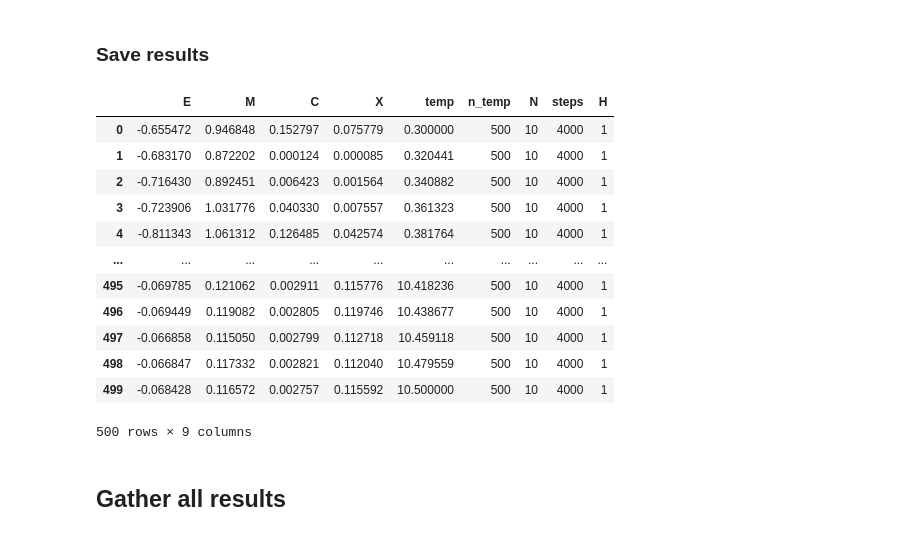
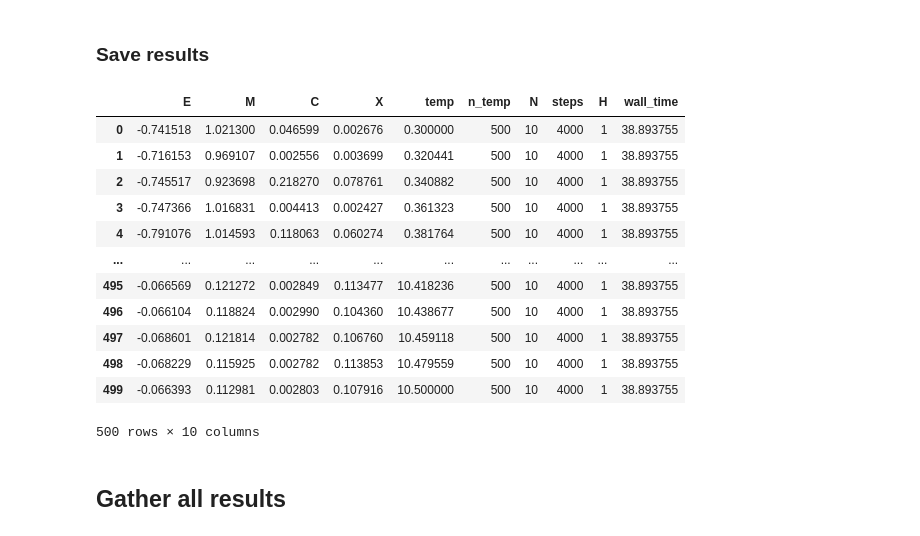
Before and after one commit to nikosavola/HeisenbergMetropolis-StatMech, a Jupyter notebook: analysis.ipynb, the cells around one changed output. Cells and saved outputs as stored; diff of their text form; code cells hidden in the pictures.

```diff
--- a/analysis.ipynb
+++ b/analysis.ipynb
@@ -88,14 +89,15 @@ t0 = time()
 
 # Run without parallel processing if on Windows
 if os.name == 'nt':
-    results = list(map(start, temp))
+    results = list(tqdm(map(start, temp)))
     E, M, C, X = np.array(results).T
 else:
     print(f'Using {os.cpu_count()} threads on {gethostname()}')
     with multiprocessing.Pool() as pool:
-        results = pool.map(start, temp)
+        results = list(tqdm(pool.imap(start, temp), total=n_temp))
         E, M, C, X = np.array(results).T
 
-print(f'wall time: {time() - t0} s')
+wall_time = time() - t0
+print(f'Took {wall_time} s')
 # %% [output]
 Using 80 threads on brute
@@ -105,31 +108,31 @@ wall time: 40.782971143722534 s
 # %%
 # mkdir in case
 if not os.path.exists(data_path):
     os.makedirs(data_path)
 
 # gather results in a table just in case
 df = pd.DataFrame(results, columns=['E', 'M', 'C', 'X'])
 df['temp'] = temp
-for name, var in zip(['n_temp', 'N', 'steps', 'H'], [n_temp, N, steps, H]):
+for name, var in zip(['n_temp', 'N', 'steps', 'H', 'wall_time'], [n_temp, N, steps, H, wall_time]):
     df[name] = var
 
 # save the table
 df.to_csv(f'{data_path}/data_{n_temp}_{N}_{steps}_{H}.csv', sep=',', header=True, index=False)
 display(df)
 # %% [output]
-|  | E | M | C | X | temp | n_temp | N | steps | H |
-| 0 | -0.655472 | 0.946848 | 0.152797 | 0.075779 | 0.300000 | 500 | 10 | 4000 | 1 |
-| 1 | -0.683170 | 0.872202 | 0.000124 | 0.000085 | 0.320441 | 500 | 10 | 4000 | 1 |
-| 2 | -0.716430 | 0.892451 | 0.006423 | 0.001564 | 0.340882 | 500 | 10 | 4000 | 1 |
-| 3 | -0.723906 | 1.031776 | 0.040330 | 0.007557 | 0.361323 | 500 | 10 | 4000 | 1 |
-| 4 | -0.811343 | 1.061312 | 0.126485 | 0.042574 | 0.381764 | 500 | 10 | 4000 | 1 |
-| ... | ... | ... | ... | ... | ... | ... | ... | ... | ... |
-| 495 | -0.069785 | 0.121062 | 0.002911 | 0.115776 | 10.418236 | 500 | 10 | 4000 | 1 |
-| 496 | -0.069449 | 0.119082 | 0.002805 | 0.119746 | 10.438677 | 500 | 10 | 4000 | 1 |
-| 497 | -0.066858 | 0.115050 | 0.002799 | 0.112718 | 10.459118 | 500 | 10 | 4000 | 1 |
-| 498 | -0.066847 | 0.117332 | 0.002821 | 0.112040 | 10.479559 | 500 | 10 | 4000 | 1 |
-| 499 | -0.068428 | 0.116572 | 0.002757 | 0.115592 | 10.500000 | 500 | 10 | 4000 | 1 |
+|  | E | M | C | X | temp | n_temp | N | steps | H | wall_time |
+| 0 | -0.741518 | 1.021300 | 0.046599 | 0.002676 | 0.300000 | 500 | 10 | 4000 | 1 | 38.893755 |
+| 1 | -0.716153 | 0.969107 | 0.002556 | 0.003699 | 0.320441 | 500 | 10 | 4000 | 1 | 38.893755 |
+| 2 | -0.745517 | 0.923698 | 0.218270 | 0.078761 | 0.340882 | 500 | 10 | 4000 | 1 | 38.893755 |
+| 3 | -0.747366 | 1.016831 | 0.004413 | 0.002427 | 0.361323 | 500 | 10 | 4000 | 1 | 38.893755 |
+| 4 | -0.791076 | 1.014593 | 0.118063 | 0.060274 | 0.381764 | 500 | 10 | 4000 | 1 | 38.893755 |
+| ... | ... | ... | ... | ... | ... | ... | ... | ... | ... | ... |
+| 495 | -0.066569 | 0.121272 | 0.002849 | 0.113477 | 10.418236 | 500 | 10 | 4000 | 1 | 38.893755 |
+| 496 | -0.066104 | 0.118824 | 0.002990 | 0.104360 | 10.438677 | 500 | 10 | 4000 | 1 | 38.893755 |
+| 497 | -0.068601 | 0.121814 | 0.002782 | 0.106760 | 10.459118 | 500 | 10 | 4000 | 1 | 38.893755 |
+| 498 | -0.068229 | 0.115925 | 0.002782 | 0.113853 | 10.479559 | 500 | 10 | 4000 | 1 | 38.893755 |
+| 499 | -0.066393 | 0.112981 | 0.002803 | 0.107916 | 10.500000 | 500 | 10 | 4000 | 1 | 38.893755 |
-500 rows × 9 columns
+500 rows × 10 columns
 # %% [markdown]
 ## Gather all results
 # %%
```
Also changed, not shown: parts of 5 cells of this notebook, 1 other file.
